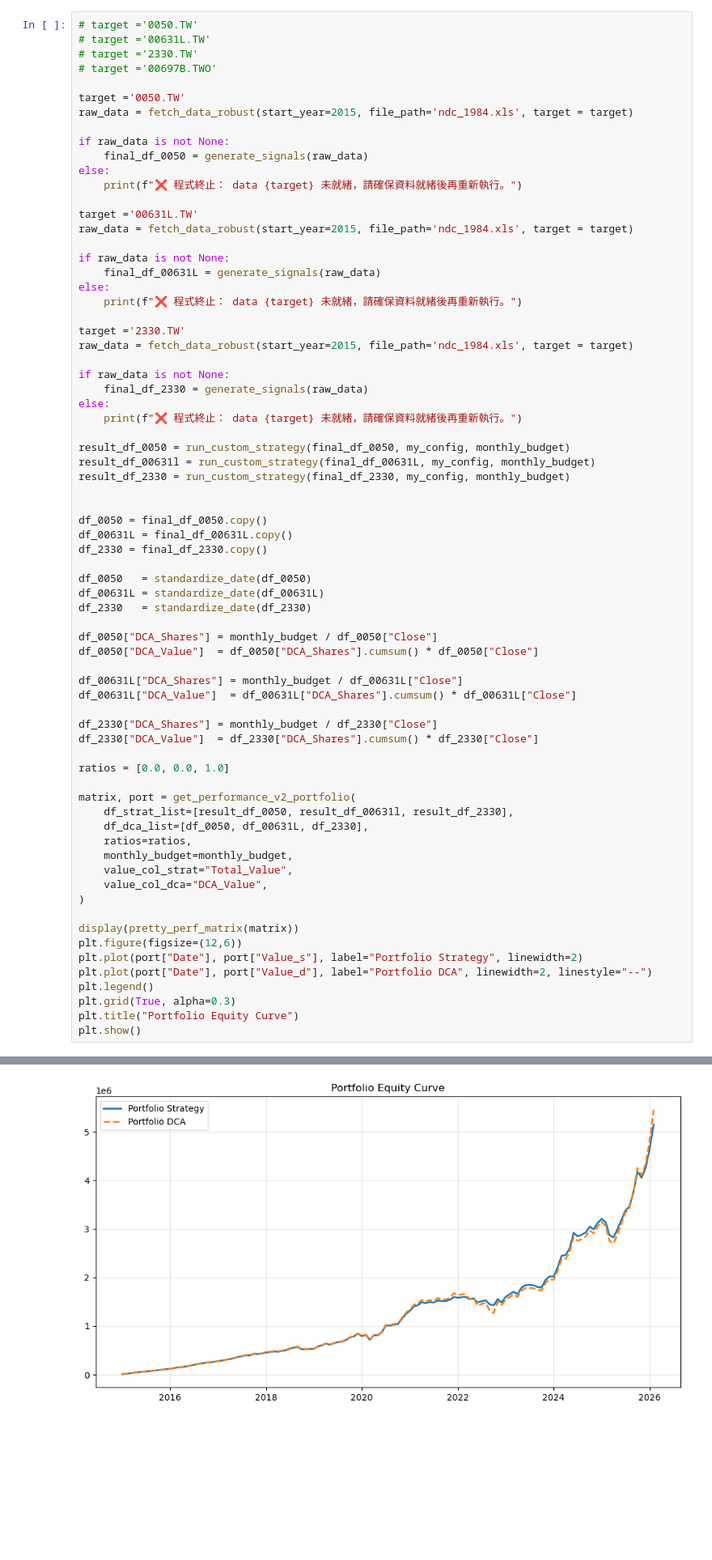
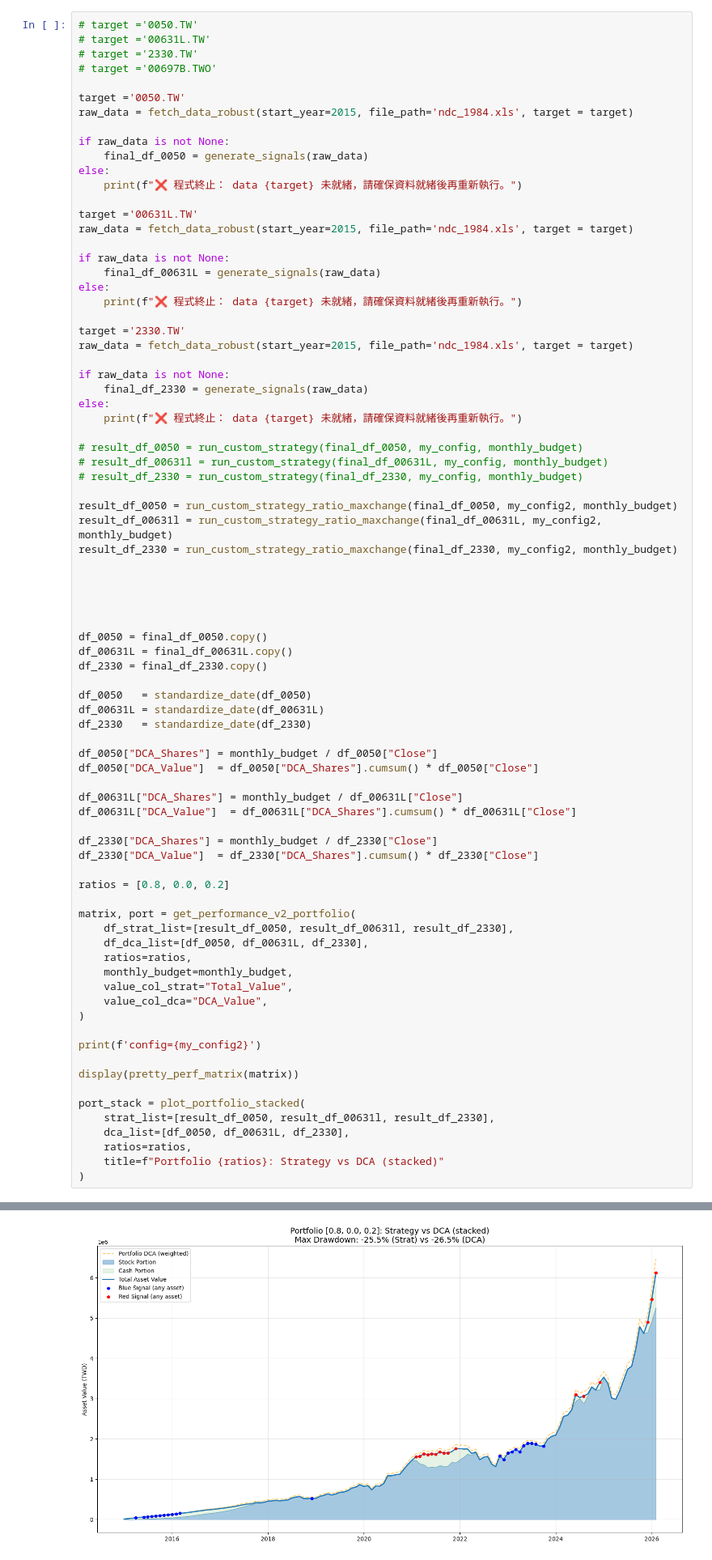
Before and after one commit to franktpmvu/taiwan_business_indicators, a Jupyter notebook: stock.ipynb, the cells around one changed output, grey strips where cells are left out. Shown at 81% size. Saved outputs shown, nothing was run; the diff lists cells and outputs as text; blank space fills up the shorter version.

Commit message:
Add new version of strategies ratio+change step named config2

```diff
--- a/stock.ipynb
+++ b/stock.ipynb
@@ -943,9 +1249,16 @@ if raw_data is not None:
 else:
     print(f"❌ 程式終止： data {target} 未就緒，請確保資料就緒後再重新執行。")
 
-result_df_0050 = run_custom_strategy(final_df_0050, my_config, monthly_budget)
-result_df_00631l = run_custom_strategy(final_df_00631L, my_config, monthly_budget)
-result_df_2330 = run_custom_strategy(final_df_2330, my_config, monthly_budget)
+# result_df_0050 = run_custom_strategy(final_df_0050, my_config, monthly_budget)
+# result_df_00631l = run_custom_strategy(final_df_00631L, my_config, monthly_budget)
+# result_df_2330 = run_custom_strategy(final_df_2330, my_config, monthly_budget)
+
+result_df_0050 = run_custom_strategy_ratio_maxchange(final_df_0050, my_config2, monthly_budget)
+result_df_00631l = run_custom_strategy_ratio_maxchange(final_df_00631L, my_config2, monthly_budget)
+result_df_2330 = run_custom_strategy_ratio_maxchange(final_df_2330, my_config2, monthly_budget)
+
+
+
 
 
 df_0050 = final_df_0050.copy()
@@ -965,7 +1278,7 @@ df_00631L["DCA_Value"]  = df_00631L["DCA_Shares"].cumsum() * df_00631L["Close"]
 df_2330["DCA_Shares"] = monthly_budget / df_2330["Close"]
 df_2330["DCA_Value"]  = df_2330["DCA_Shares"].cumsum() * df_2330["Close"]
 
-ratios = [0.0, 0.0, 1.0]
+ratios = [0.8, 0.0, 0.2]
 
 matrix, port = get_performance_v2_portfolio(
     df_strat_list=[result_df_0050, result_df_00631l, result_df_2330],
@@ -976,14 +1289,16 @@ matrix, port = get_performance_v2_portfolio(
     value_col_dca="DCA_Value",
 )
 
+print(f'config={my_config2}')
+
 display(pretty_perf_matrix(matrix))
-plt.figure(figsize=(12,6))
-plt.plot(port["Date"], port["Value_s"], label="Portfolio Strategy", linewidth=2)
-plt.plot(port["Date"], port["Value_d"], label="Portfolio DCA", linewidth=2, linestyle="--")
-plt.legend()
-plt.grid(True, alpha=0.3)
-plt.title("Portfolio Equity Curve")
-plt.show()
+
+port_stack = plot_portfolio_stacked(
+    strat_list=[result_df_0050, result_df_00631l, result_df_2330],
+    dca_list=[df_0050, df_00631L, df_2330],
+    ratios=ratios,
+    title=f"Portfolio {ratios}: Strategy vs DCA (stacked)"
+)
 # %% [output]
 🔍 進入 Debug 模式：讀取本地檔案 'ndc_1984.xls'...
 📊 [Debug] 原始資料前 15 列預覽：
@@ -1018 +1333 @@ plt.show()
-[figure, old version]
+[figure, new version]
```
Also changed, not shown: parts of 6 cells of this notebook.
